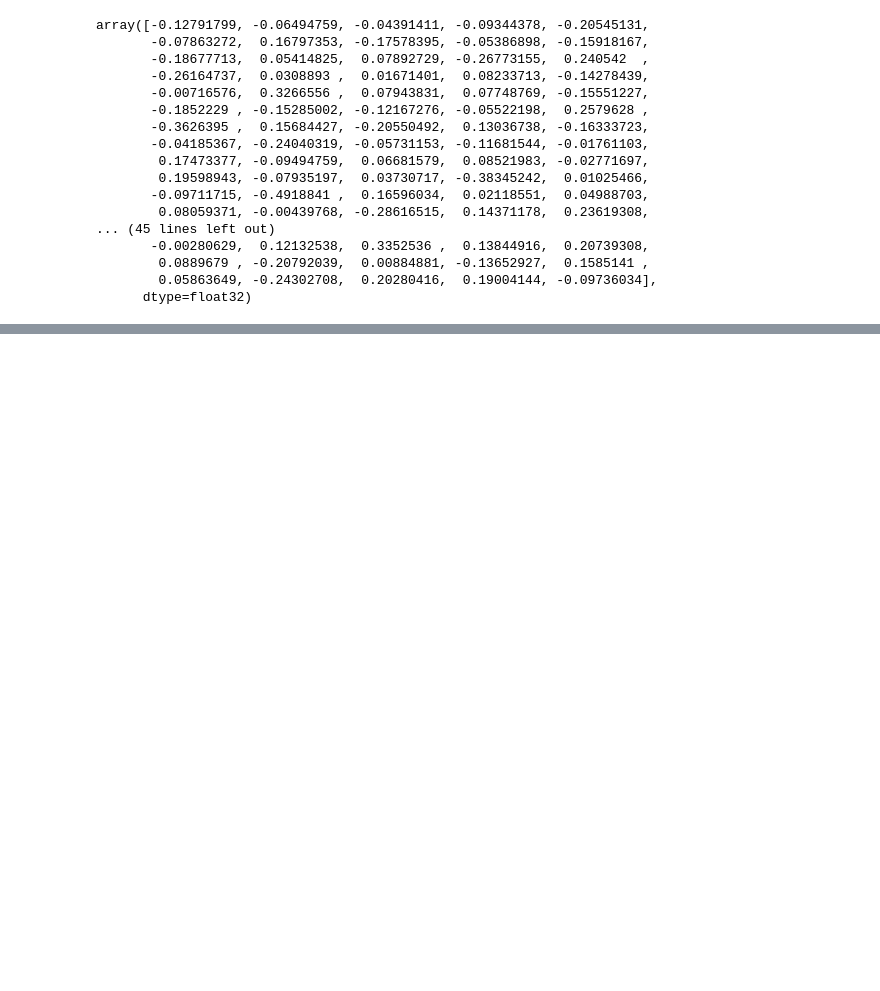
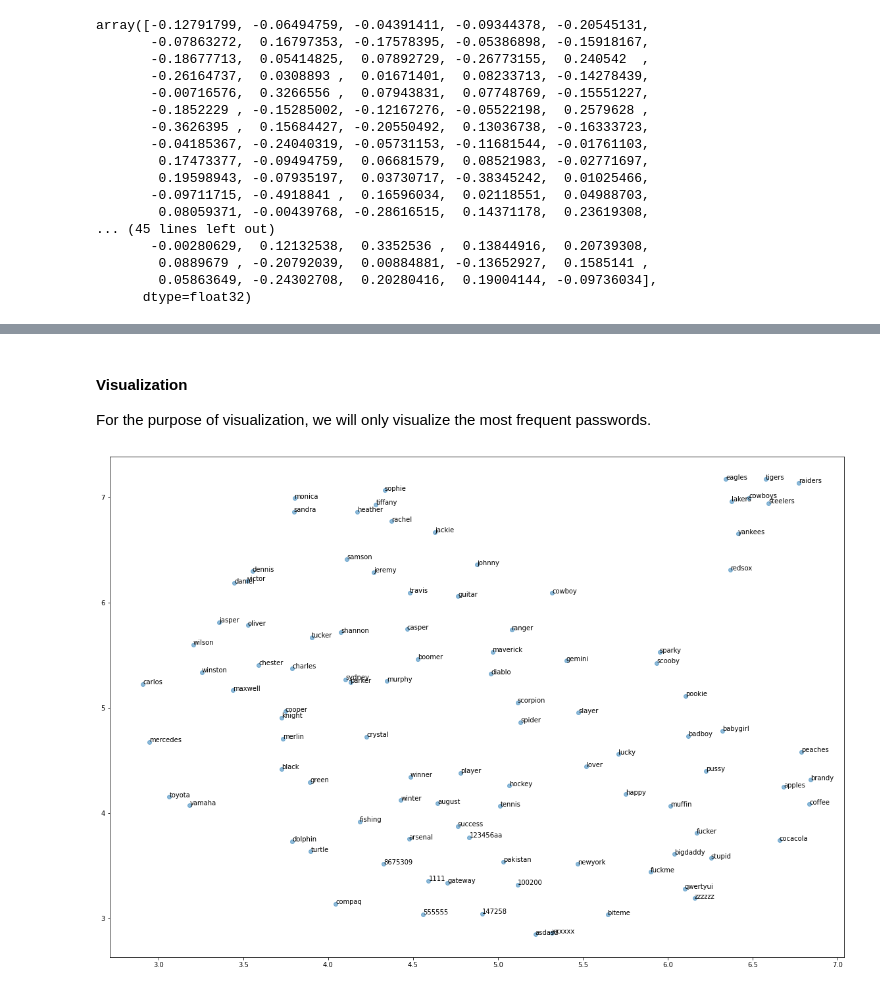
Before and after one commit to ptdk1020/PasswordStrength, a Jupyter notebook: Notebooks/VisualinsightsIntoPasswords2.ipynb, the cells around one changed output, grey strips where cells are left out. Drawn from its saved outputs; the diff is of its cells as text; code cells hidden in the pictures; blank space fills up the shorter version.

```diff
--- a/Notebooks/VisualinsightsIntoPasswords2.ipynb
+++ b/Notebooks/VisualinsightsIntoPasswords2.ipynb
@@ -67,0 +102,4 @@ Emb = pd.DataFrame(columns=range(300))
+# %%
+for index, row in emb.iterrows():
+    emb.loc[index] = model[index]
+emb
@@ -67,0 +131,5 @@ Emb = pd.DataFrame(columns=range(300))
+# %%
+# standardization
+scaler = StandardScaler()
+emb_scaled = scaler.fit_transform(emb)
+emb_scaled = pd.DataFrame(emb_scaled, index=emb.index)
@@ -67,0 +138,32 @@ Emb = pd.DataFrame(columns=range(300))
+# %% [markdown]
+#### Visualization
+For the purpose of visualization, we will only visualize the most frequent passwords.
+# %%
+viz = emb.iloc[200:300, :]
+viz_scaled = emb_scaled.iloc[200:300, :]
+# %%
+def visualize(X,n):
+    # umap object
+    reducer = umap.UMAP(n_components=n)
+    X = pd.DataFrame(reducer.fit_transform(X),index=X.index)
+
+#     pca = TSNE(n_components=2,init='pca')
+#     X = pca.fit_transform(X)
+
+    if n==2:
+        plt.scatter(X.iloc[:,0],X.iloc[:,1],alpha=0.5)
+        for i, txt in enumerate(X.index):
+            plt.annotate(txt, (X.iloc[i,0], X.iloc[i,1]))
+    if n==3:
+        X.columns=['x','y','z']
+
+        fig=plt.figure(figsize=(15,10))
+        ax = fig.add_subplot(111, projection='3d')
+        ax.scatter(X['x'], X['y'], X['z'])
+        ax.set(xlabel=None, ylabel=None, zlabel=None, xticklabels=[],
+               yticklabels=[], zticklabels=[])
+        for label, row in X.iterrows():
+            x, y, z = row
+            ax.text(x, y, z, s=label)
+    plt.show()
+    return
@@ -67,0 +173,5 @@ Emb = pd.DataFrame(columns=range(300))
+# %%
+plt.figure(figsize=(20,14))
+visualize(viz_scaled,2)
+# %% [output]
+[figure, added]
```
Also changed, not shown: parts of 22 cells of this notebook, 1 other file.
